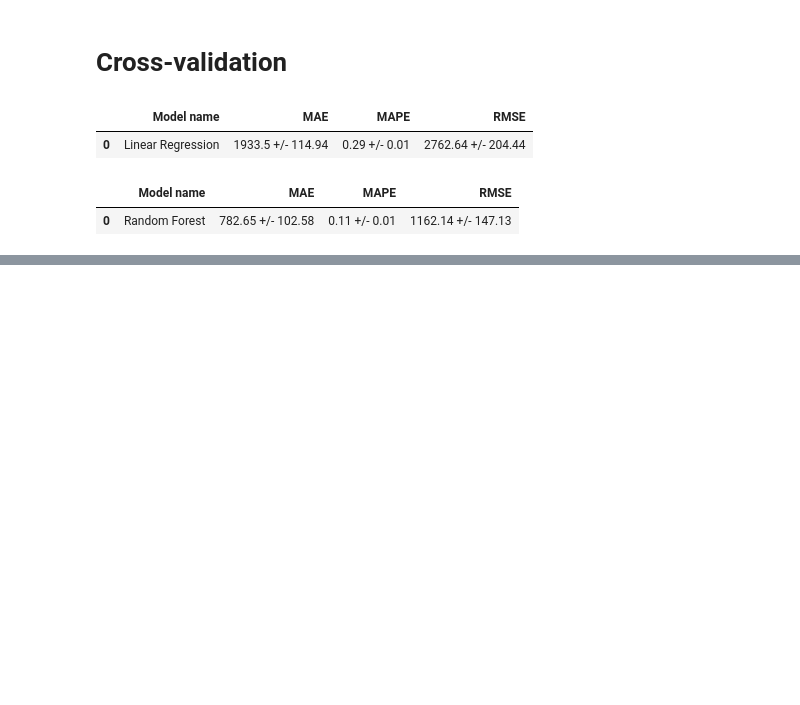
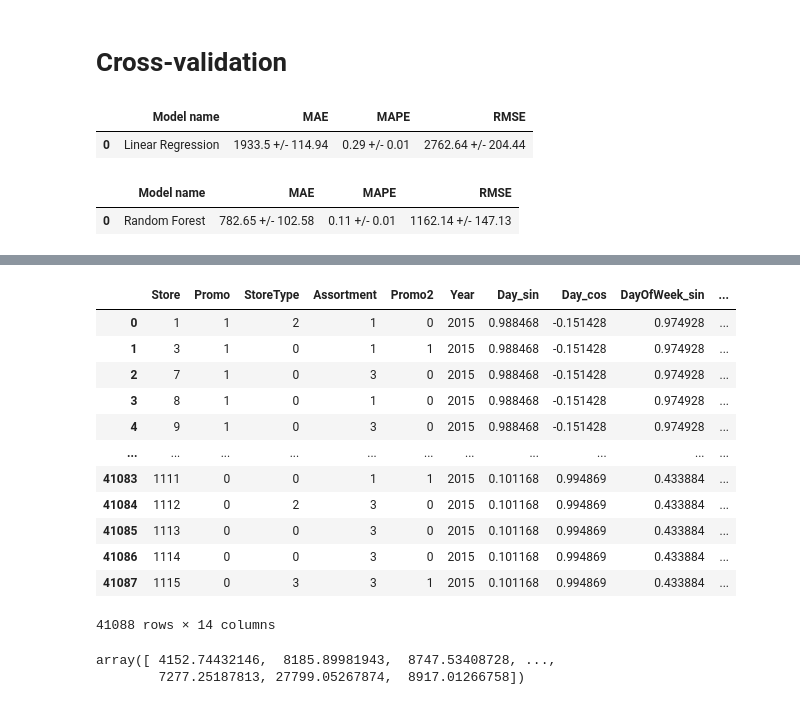
Before and after one commit to brenosakaguti/rossman-sales-prediction, a Jupyter notebook: rossmann_models.ipynb, the cells around one changed output, grey strips where cells are left out. Saved outputs shown, nothing was run; the diff lists cells and outputs as text; code cells hidden in the pictures; blank space fills up the shorter version.

```diff
--- a/rossmann_models.ipynb
+++ b/rossmann_models.ipynb
@@ -210,0 +231,37 @@ cross_validate(data, n_splits=5, model_name="Random Forest", model=rf2)
+# %%
+df_test2["Day"] = df_test2["Date"].dt.day
+df_test2["Month"] = df_test2["Date"].dt.month
+df_test2["Year"] = df_test2["Date"].dt.year
+df_test2["Week"] = df_test2["Date"].dt.isocalendar().week
+# %%
+df_test2["Day_sin"] = df_test2["Day"].apply(lambda x: np.sin(x * np.pi/31))
+df_test2["Day_cos"] = df_test2["Day"].apply(lambda x: np.cos(x * np.pi/31))
+
+df_test2["DayOfWeek_sin"] = df_test2["DayOfWeek"].apply(lambda x: np.sin(x * np.pi/7))
+df_test2["DayOfWeek_cos"] = df_test2["DayOfWeek"].apply(lambda x: np.cos(x * np.pi/7))
+
+df_test2["Week_sin"] = df_test2["Week"].apply(lambda x: np.sin(x * np.pi/52))
+df_test2["Week_cos"] = df_test2["Week"].apply(lambda x: np.cos(x * np.pi/52))
+
+df_test2["Month_sin"] = df_test2["Month"].apply(lambda x: np.sin(x * np.pi/12))
+df_test2["Month_cos"] = df_test2["Month"].apply(lambda x: np.cos(x * np.pi/12))
+# %%
+df_test2 = df_test2.drop(columns=["DayOfWeek", "Day", "Month", "Week"])
+# %%
+df_test_final = df_test2.drop(columns=["Date"])
+# %%
+df_test_final
+# %% [output]
+|  | Store | Promo | StoreType | Assortment | Promo2 | Year | Day_sin | Day_cos | DayOfWeek_sin | ... |
+| 0 | 1 | 1 | 2 | 1 | 0 | 2015 | 0.988468 | -0.151428 | 0.974928 | ... |
+| 1 | 3 | 1 | 0 | 1 | 1 | 2015 | 0.988468 | -0.151428 | 0.974928 | ... |
+| 2 | 7 | 1 | 0 | 3 | 0 | 2015 | 0.988468 | -0.151428 | 0.974928 | ... |
+| 3 | 8 | 1 | 0 | 1 | 0 | 2015 | 0.988468 | -0.151428 | 0.974928 | ... |
+| 4 | 9 | 1 | 0 | 3 | 0 | 2015 | 0.988468 | -0.151428 | 0.974928 | ... |
+| ... | ... | ... | ... | ... | ... | ... | ... | ... | ... | ... |
+| 41083 | 1111 | 0 | 0 | 1 | 1 | 2015 | 0.101168 | 0.994869 | 0.433884 | ... |
+| 41084 | 1112 | 0 | 2 | 3 | 0 | 2015 | 0.101168 | 0.994869 | 0.433884 | ... |
+| 41085 | 1113 | 0 | 0 | 3 | 0 | 2015 | 0.101168 | 0.994869 | 0.433884 | ... |
+| 41086 | 1114 | 0 | 0 | 3 | 0 | 2015 | 0.101168 | 0.994869 | 0.433884 | ... |
+| 41087 | 1115 | 0 | 3 | 3 | 1 | 2015 | 0.101168 | 0.994869 | 0.433884 | ... |
+41088 rows × 14 columns
@@ -210,0 +272,5 @@ cross_validate(data, n_splits=5, model_name="Random Forest", model=rf2)
+# %%
+final_predict_scaled
+# %% [output]
+array([ 4152.74432146,  8185.89981943,  8747.53408728, ...,
+        7277.25187813, 27799.05267874,  8917.01266758])
```
Also changed, not shown: parts of 15 cells of this notebook.
